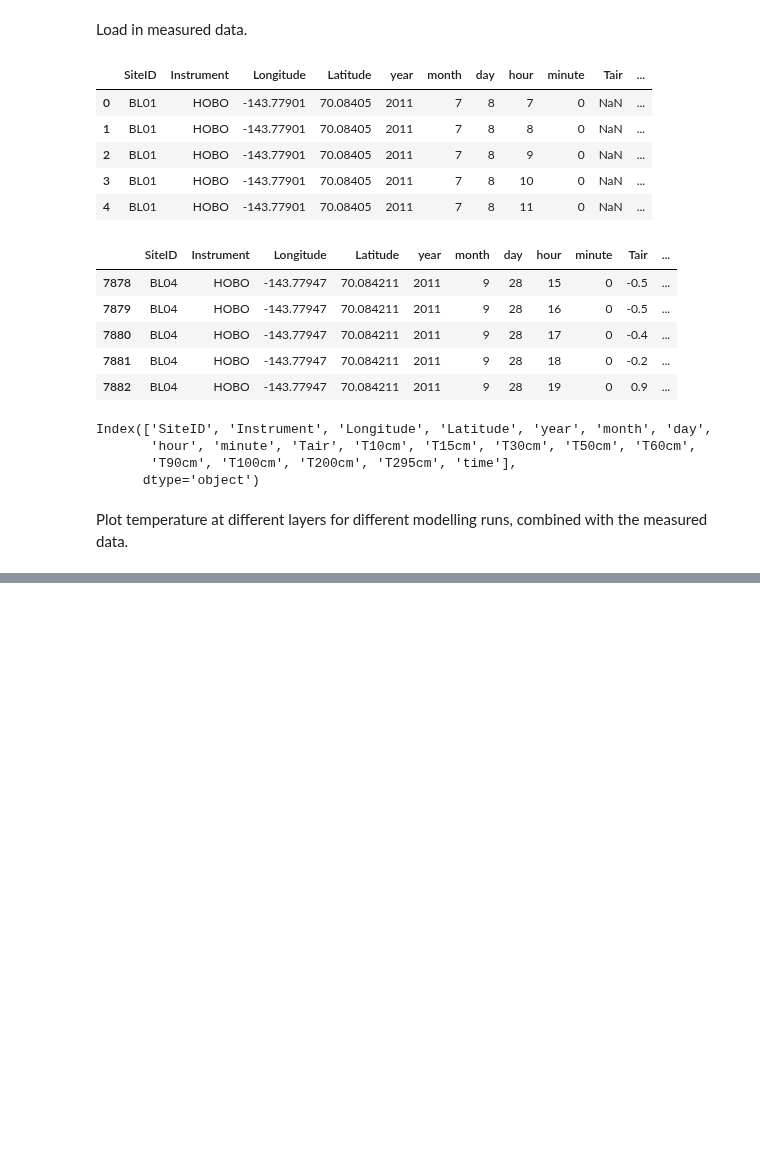
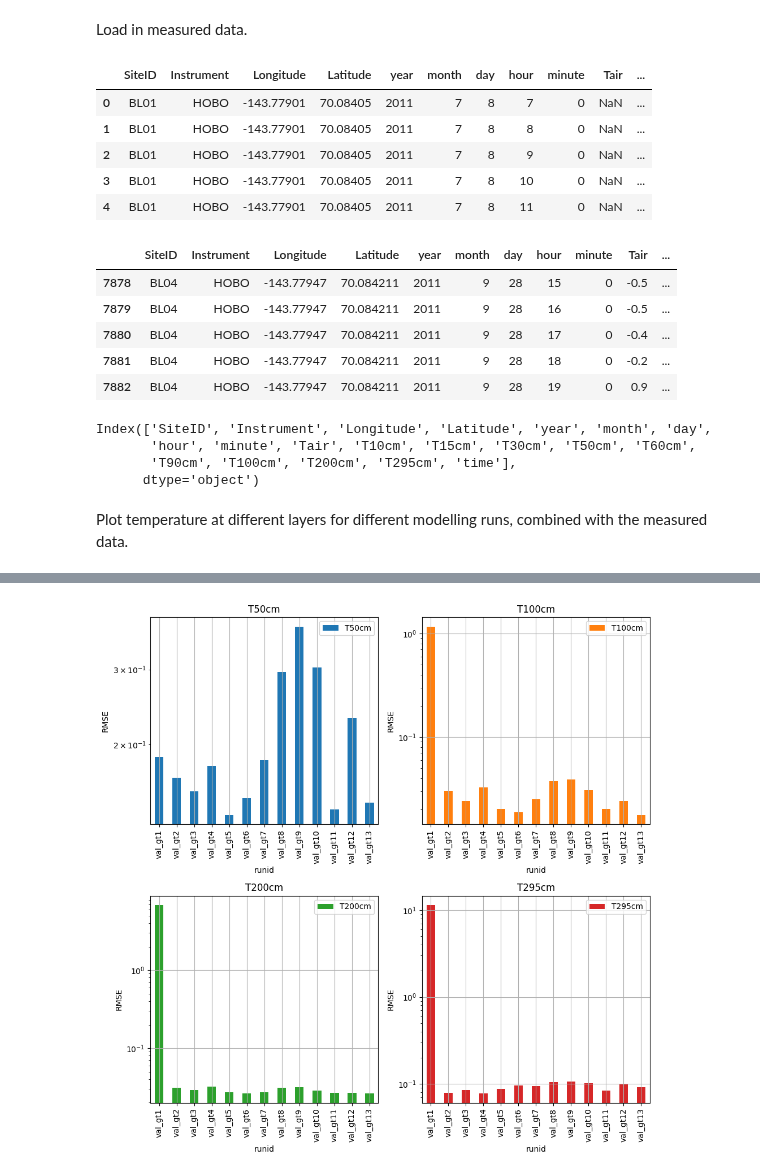
Before and after one commit to khdebruijn/thermo-morphological-model, a Jupyter notebook: validation/ground_temperature_calibration.ipynb, the cells around one changed output, grey strips where cells are left out. Drawn from its saved outputs; the diff is of its cells as text; code cells hidden in the pictures; blank space fills up the shorter version.

```diff
--- a/validation/ground_temperature_calibration.ipynb
+++ b/validation/ground_temperature_calibration.ipynb
@@ -91,6 +91,15 @@ Index(['SiteID', 'Instrument', 'Longitude', 'Latitude', 'year', 'month', 'day',
        'hour', 'minute', 'Tair', 'T10cm', 'T15cm', 'T30cm', 'T50cm', 'T60cm',
        'T90cm', 'T100cm', 'T200cm', 'T295cm', 'time'],
       dtype='object')
+# %%
+# make sure we're looking at the correct time frame
+t_start = df_erikson.time.values[0]
+t_end = df_erikson.time.values[-1]
+
+for df in [df_gt2, df_gt3, df_gt4]:
+
+    mask = (df['time'] >= t_start) * (df['time'] <= t_end)
+    df = mask[mask]
 # %% [markdown]
 Plot temperature at different layers for different modelling runs, combined with the measured data.
 # %%
@@ -140,0 +214,10 @@ plt.show()
+# %%
+df_rmse = pd.DataFrame(columns=['runid'] + ['T50cm', 'T100cm', 'T200cm', 'T295cm'])
+
+for run_number in np.arange(1, 14, 1):
+
+    run_id = 'val_gt' + str(run_number)
+
+    RMSEs = compute_RMSE(run_id, df_erikson)
+
+    df_rmse = df_rmse._append(RMSEs, ignore_index=True)
@@ -140,0 +241,18 @@ plt.show()
+# %%
+fig, axs = plt.subplots(2, 2, figsize=(10, 10))
+
+df_rmse.plot.bar(subplots=True, ax=axs, logy=True)
+
+for array in axs:
+    for ax in array:
+        ax.set_xticks(np.arange(len(df_rmse)), df_rmse.runid.values)
+
+        ax.set_xlabel('runid')
+        ax.set_ylabel('RMSE')
+
+        ax.grid()
+
+fig.tight_layout()
+fig.show()
+# %% [output]
+[figure, added]
```
Also changed, not shown: parts of 5 cells of this notebook.
